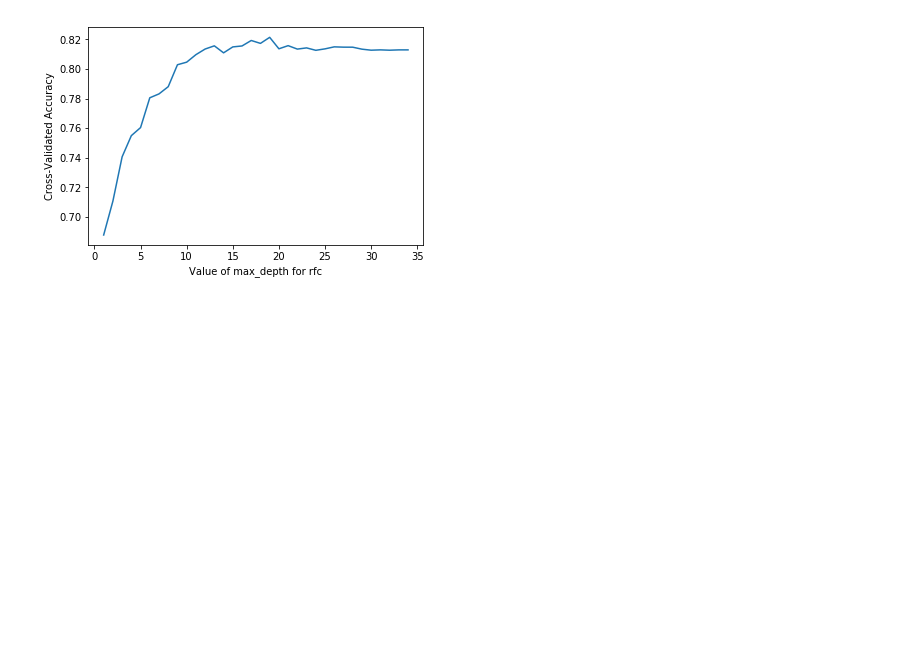
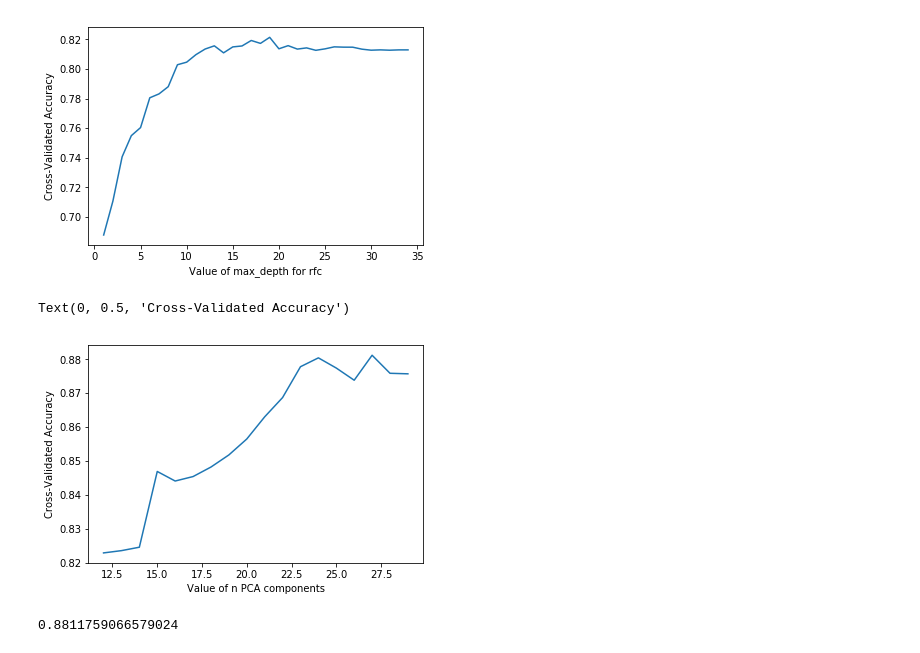
Before and after one commit to RoiPeleg/Datavis-project, a Jupyter notebook: hand recogntion.ipynb, the cells around one changed output. Drawn from its saved outputs; the diff is of its cells as text; code cells hidden in the pictures; blank space fills up the shorter version.

```diff
--- a/hand recogntion.ipynb
+++ b/hand recogntion.ipynb
@@ -130,11 +132,3 @@ x_train = train.drop(['Name','Type'], axis = 1)
 y_train = train['Type']
 x_test = test.drop(['Name','Type'], axis = 1)
 y_test = test['Type']
-# %%
-from sklearn.neighbors import KNeighborsClassifier
-from sklearn.model_selection import cross_val_score
-knn = KNeighborsClassifier(n_neighbors=5)
-knn.fit(x_train,y_train)
-scores = knn.score(x_test, y_test)
-#scores = cross_val_score(knn, x_train, y_train, cv=2, scoring='accuracy')
-print(scores)
@@ -215,3 +234,22 @@ plt.ylabel('Cross-Validated Accuracy')
 # %% [output]
 Text(0, 0.5, 'Cross-Validated Accuracy')
 [figure]
+# %%
+d_range = list(range(12, 30))
+d_scores = []
+for d in d_range:
+    pca = PCA(n_components=d)
+    pc = pca.fit_transform(x_train)
+    rfc = RandomForestClassifier(n_estimators=100, max_depth=20,random_state=1,n_jobs=-1)
+    scores = cross_val_score(rfc, pc, y_train, cv=5, scoring='accuracy')
+    d_scores.append(scores.mean())
+plt.plot(d_range, d_scores)
+plt.xlabel('Value of n PCA components')
+plt.ylabel('Cross-Validated Accuracy')
+# %% [output]
+Text(0, 0.5, 'Cross-Validated Accuracy')
+[figure, added]
+# %%
+max(d_scores)
+# %% [output]
+0.8811759066579024
```
Also changed, not shown: parts of 8 cells of this notebook.
